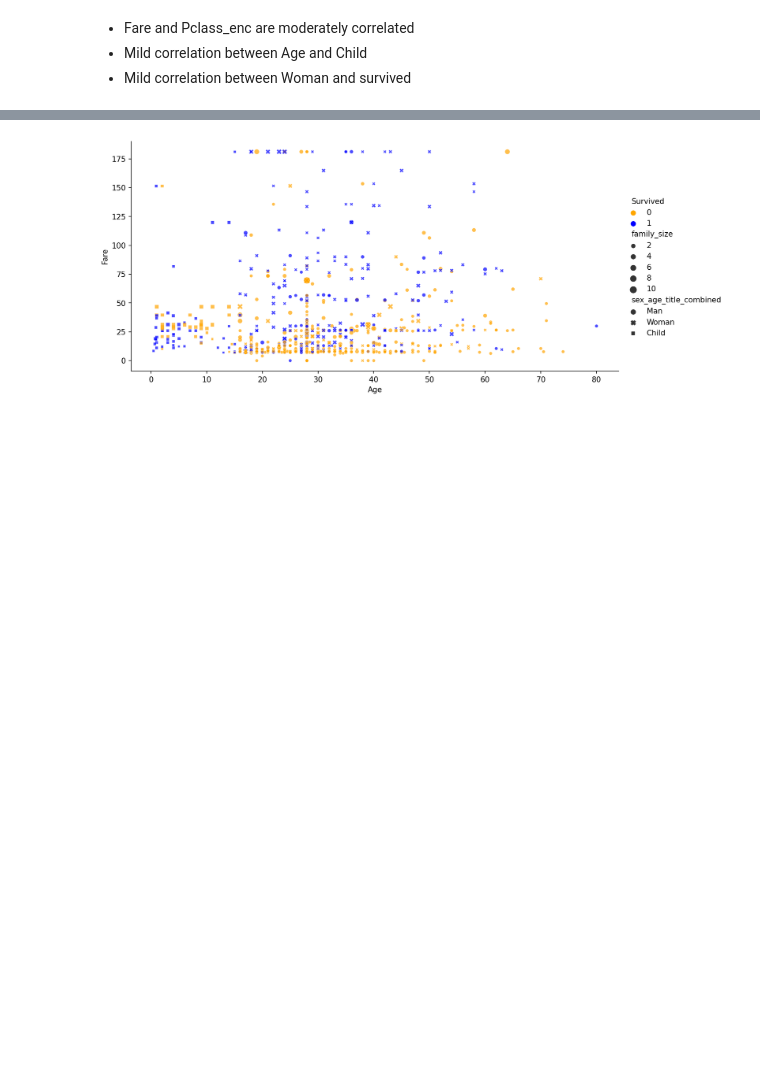
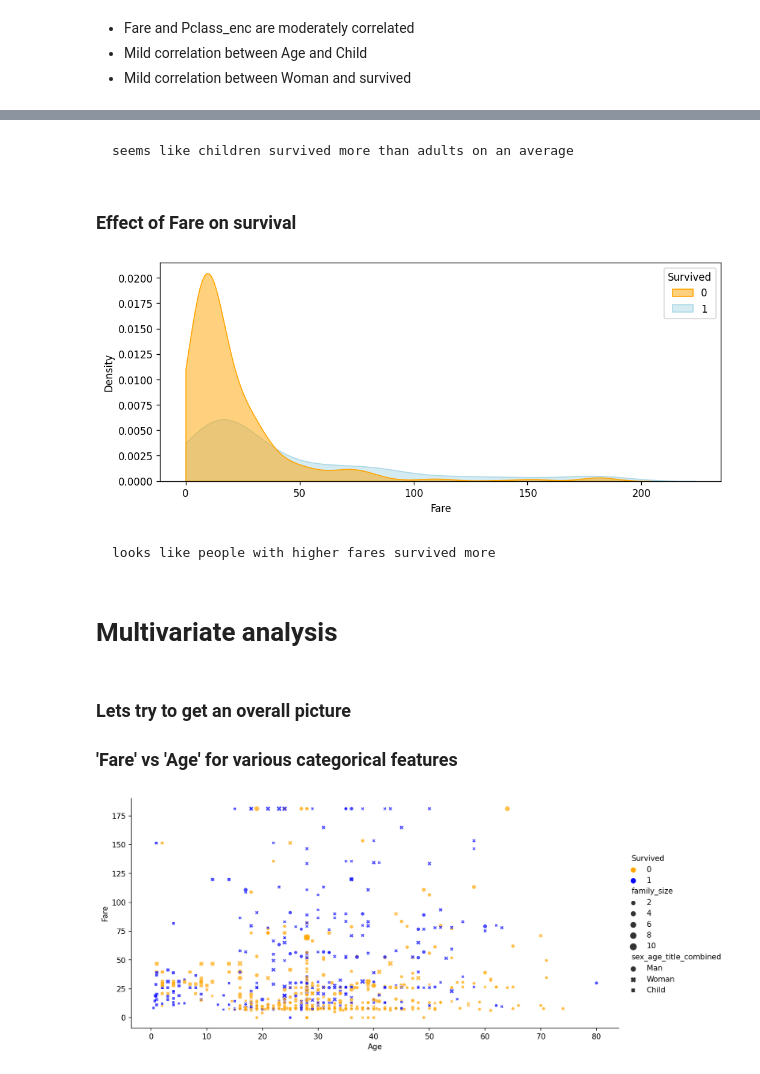
Before and after one commit to afzalmp40/EDA, a Jupyter notebook: titanic EDA/titanic EDA.ipynb, the cells around one changed output, grey strips where cells are left out. Drawn from its saved outputs; the diff is of its cells as text; code cells hidden in the pictures; blank space fills up the shorter version.

```diff
--- a/titanic EDA/titanic EDA.ipynb
+++ b/titanic EDA/titanic EDA.ipynb
@@ -500,3 +510,26 @@ correlation(df.drop(columns=['Pclass'], axis=1), figsize=(20,7), dpi=120)
+# %% [markdown]
+    seems like children survived more than adults on an average
+# %% [markdown]
+### Effect of Fare on survival
+# %%
+plt.figure(figsize=(10,4), dpi=120)
+
+sns.kdeplot(data=df,
+            x='Fare',
+            hue='Survived',
+            fill=True,
+            clip=(0,280), alpha=0.5, palette={0:'orange', 1:'lightblue'}
+)
+plt.show()
+# %% [output]
+[figure, added]
+# %% [markdown]
+    looks like people with higher fares survived more
+# %% [markdown]
+# Multivariate analysis
+# %% [markdown]
+### Lets try to get an overall picture
+### 'Fare' vs 'Age' for various categorical features
 # %%
 plot=sns.relplot(data=df,
             x='Age',
```
Also changed, not shown: parts of 12 cells of this notebook.
